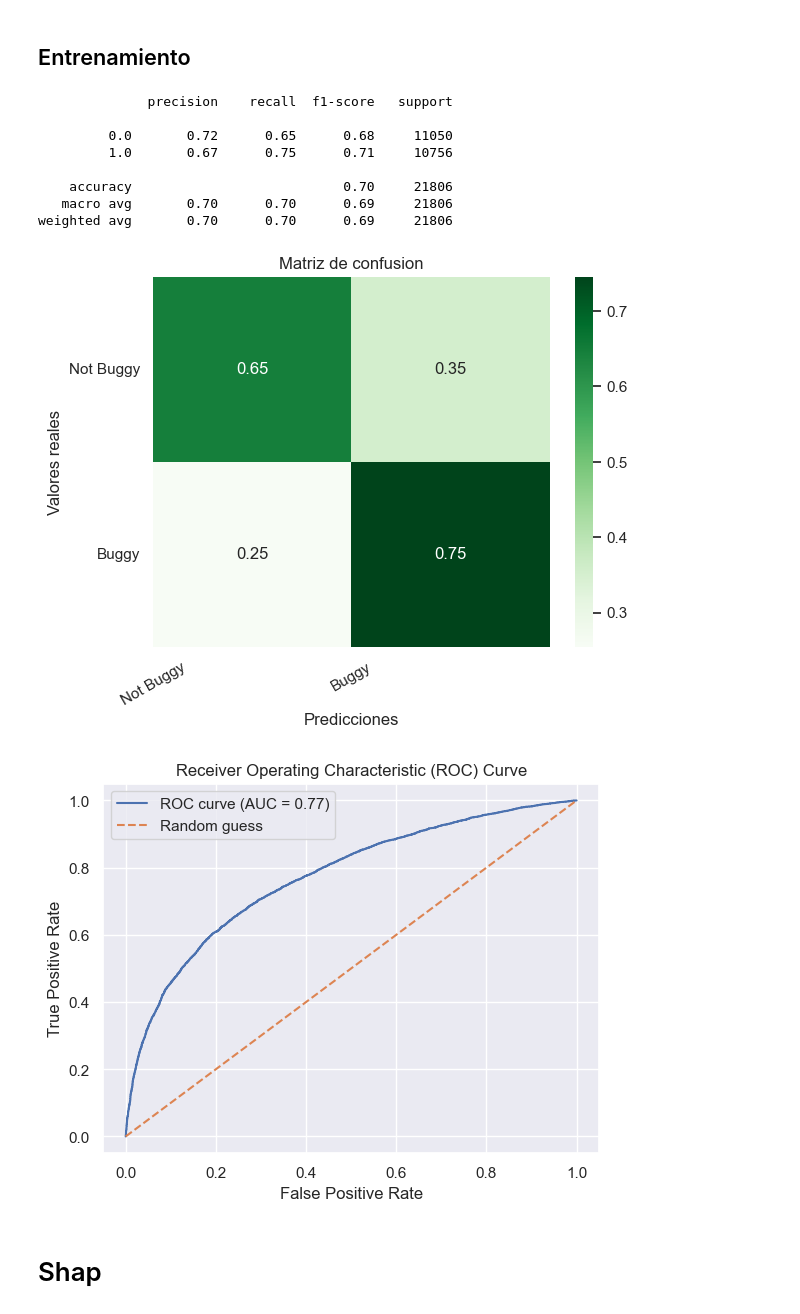
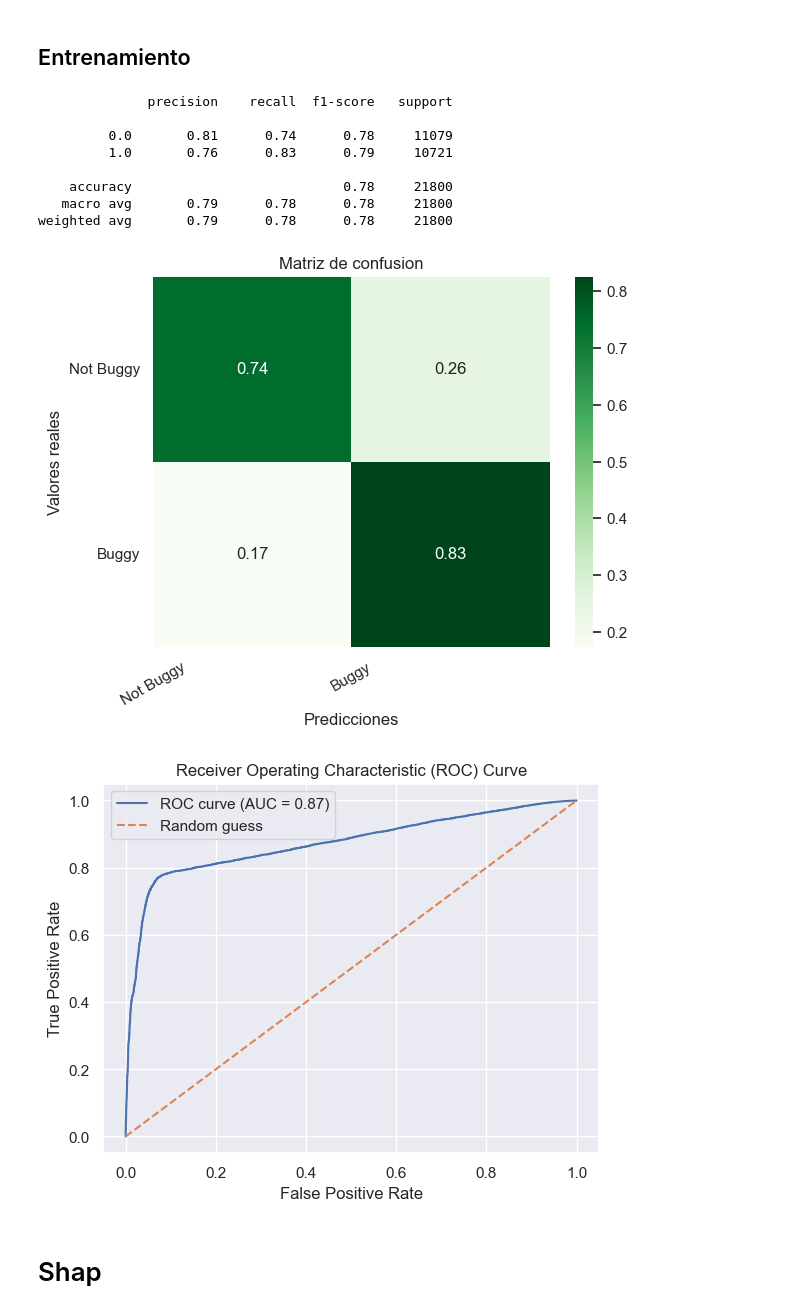
Before and after one commit to davidmacar/bug-prediction-explanation, a Jupyter notebook: optimizado_bugHunter.ipynb, the cells around one changed output. Cells and saved outputs as stored; diff of their text form; code cells hidden in the pictures.

```diff
--- a/optimizado_bugHunter.ipynb
+++ b/optimizado_bugHunter.ipynb
@@ -50,7 +50,7 @@ df.head()
 ## Tratamiento de datos
 # %%
 # Selección de las features más importantes
-df = df[['HDIF', 'MISEI', 'MISM', 'HVOL', 'MIMS', 'MI', 'HCPL', 'HPL', 'NOI', 'HPV', 'NII', 'TNOS', 'TLOC', 'NOS', 'LOC', 'TLLOC', 'NUMPAR', 'TCD', 'McCC', 'CD', 'HNDB', 'WarningMinor', 'LLOC', 'Design Rules', 'WarningMajor', 'JUnit Rules', 'CC', 'NL', 'LLDC', 'LDC', 'CLC', 'TCLOC', 'CLOC', 'CCO', 'NLE', 'CLLC', 'DLOC', 'WarningCritical', 'Buggy']].copy()
+df = df[['HDIF', 'HVOL', 'HCPL', 'MISEI', 'MISM', 'MI', 'MIMS', 'NOI', 'HPL', 'HPV', 'NII', 'HNDB', 'NUMPAR', 'TNOS', 'TLOC', 'LOC', 'McCC', 'WarningMinor', 'NOS', 'TCD', 'TLLOC', 'CD', 'Design Rules', 'WarningMajor', 'LLOC', 'CC', 'NL', 'NLE', 'CLC', 'JUnit Rules', 'CLLC', 'CCO', 'LDC', 'TCLOC', 'LLDC', 'Buggy']].copy()
 # Eliminación de columnas con un único valor
 df = df[[i for i in df if len(set(df[i]))>1]]
 
@@ -122,14 +122,14 @@ X_train, X_test, y_train, y_test = train_test_split(x_over, y_over, test_size=TE
 # %% [markdown]
 ### Ajuste de hiperparámetros
 # %%
-rf_reduced = RandomForestClassifier(random_state = 42)
+rf = RandomForestClassifier(random_state = 42)
 
 search_space = {
-    "n_estimators": [500, 600],
-    "max_depth": [25, 35],
-    "min_samples_split": [3],
+    "n_estimators": [600],
+    "max_depth": [40],
+    "min_samples_split": [1],
     "max_features": [len(x.columns)],
-    "min_samples_leaf" : [1, 3, 5]
+    "min_samples_leaf" : [1]
 }
 
 GS_reduced = GridSearchCV(estimator = rf,
@@ -144,8 +144,8 @@ GS_reduced = GridSearchCV(estimator = rf,
 
 # print(GS_reduced.best_params_)
 
-N_ESTIMATORS = 500
-MAX_DEPTH = 35
-MIN_SAMPLES_SPLIT = 3
+N_ESTIMATORS = 600
+MAX_DEPTH = 40
+MIN_SAMPLES_SPLIT = 1
 MAX_FEATURES = len(x.columns)
-MIN_SAMPLES_LEAF = 3
+MIN_SAMPLES_LEAF = 1
@@ -155,26 +153,26 @@ Fitting 5 folds for each of 12 candidates, totalling 60 fits
 ## Entrenamiento
 # %%
 # Modelo rápido para pruebas
-rf = RandomForestClassifier(max_depth= 35, max_features= 20, min_samples_split= 50, n_estimators= 300, n_jobs=-1)
-# rf = RandomForestClassifier(max_depth = MAX_DEPTH, max_features = MAX_FEATURES, min_samples_split = MIN_SAMPLES_SPLIT, n_estimators = N_ESTIMATORS, min_samples_leaf = MIN_SAMPLES_LEAF, n_jobs = -1)
+# rf = RandomForestClassifier(max_depth= 35, max_features= 20, min_samples_split= 50, n_estimators= 300, n_jobs=-1)
+rf = RandomForestClassifier(n_estimators = N_ESTIMATORS, max_depth = MAX_DEPTH,  min_samples_split = MIN_SAMPLES_SPLIT, max_features = MAX_FEATURES, min_samples_leaf = MIN_SAMPLES_LEAF, n_jobs = -1)
 
 # Entrenado del modelo
 rf.fit(X_train, y_train)
 
 # Realizar las predicciones
 y_pred = rf.predict(X_test)
 evaluacion_modelo(rf, X_test, y_test, y_pred)
 # %% [output]
               precision    recall  f1-score   support
 
-         0.0       0.72      0.65      0.68     11050
-         1.0       0.67      0.75      0.71     10756
+         0.0       0.81      0.74      0.78     11079
+         1.0       0.76      0.83      0.79     10721
 
-    accuracy                           0.70     21806
-   macro avg       0.70      0.70      0.69     21806
-weighted avg       0.70      0.70      0.69     21806
+    accuracy                           0.78     21800
+   macro avg       0.79      0.78      0.78     21800
+weighted avg       0.79      0.78      0.78     21800
-[figure, old version]
+[figure, new version]
-[figure, old version]
+[figure, new version]
 # %% [markdown]
 # Shap
 # %%
```
Also changed, not shown: parts of 11 cells of this notebook, 3 other files.
